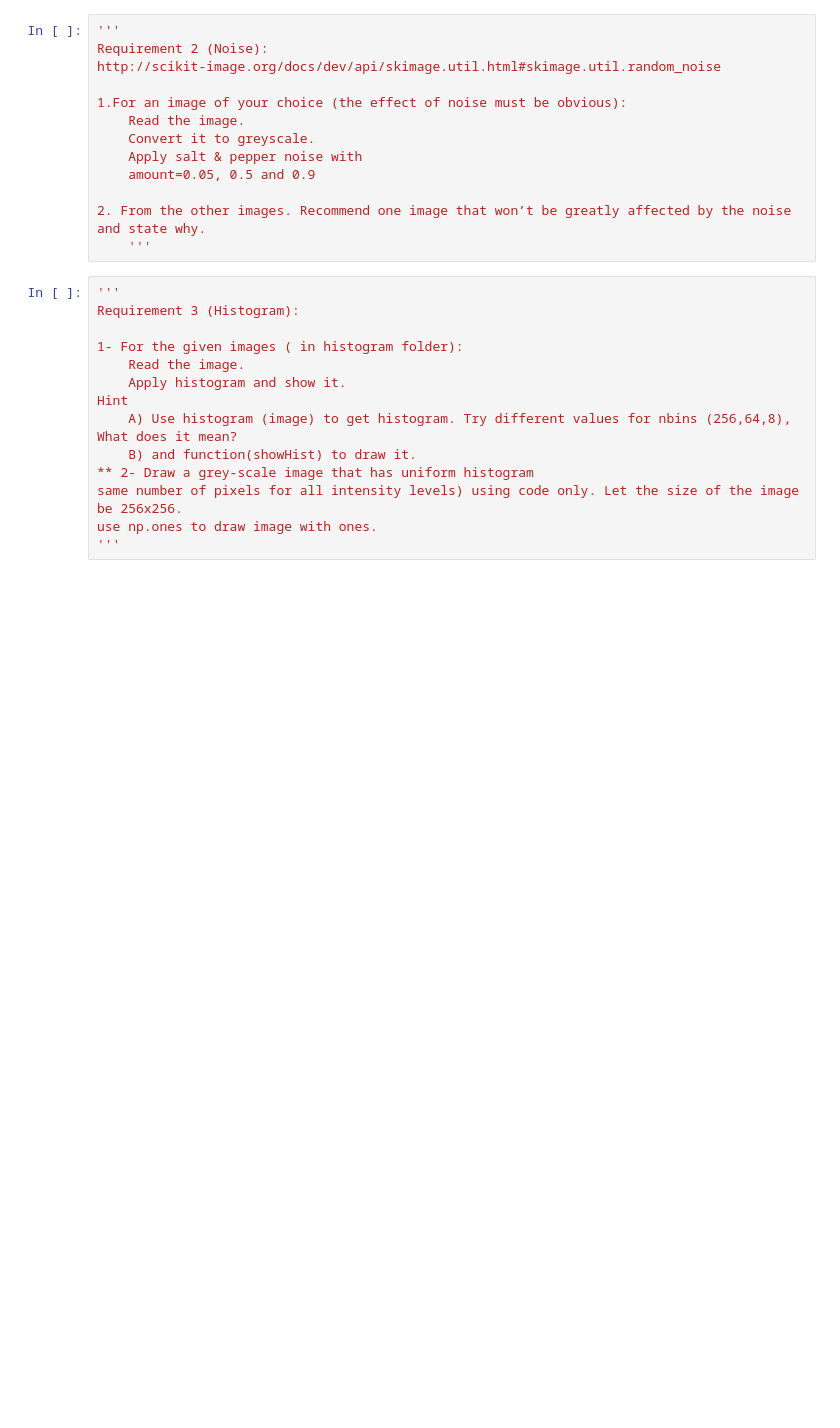
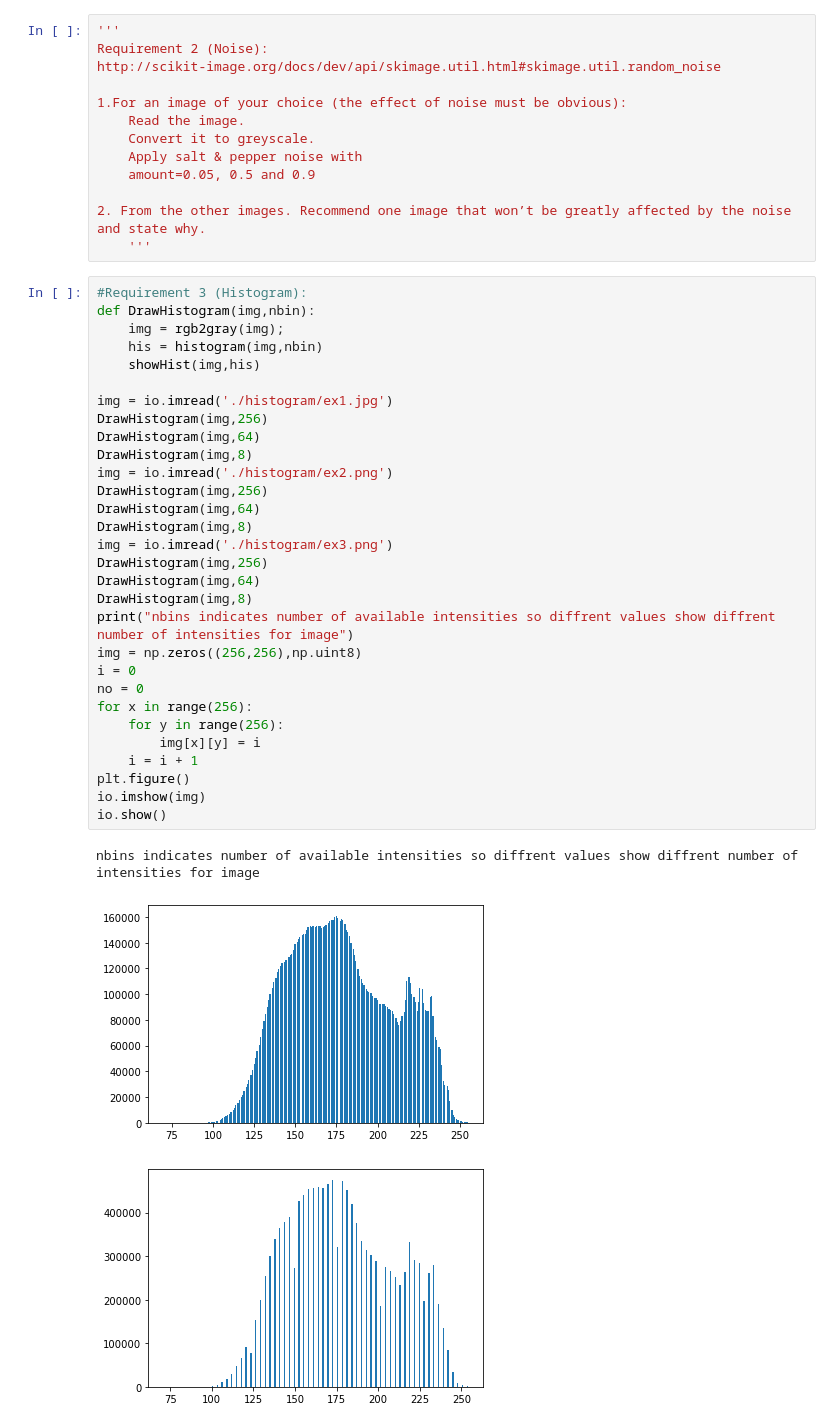
Before and after one commit to aashrafh/CMP362, a Jupyter notebook: Lab1-std/Lab_1_std.ipynb, the cells around one changed output. Drawn from its saved outputs; the diff is of its cells as text; blank space fills up the shorter version.

Commit message:
requirement 3
applied histogram on images and showed histogram graph then drew an image 256*256 with uniform intensity

```diff
--- a/Lab1-std/Lab_1_std.ipynb
+++ b/Lab1-std/Lab_1_std.ipynb
@@ -131,17 +132,37 @@ http://scikit-image.org/docs/dev/api/skimage.util.html#skimage.util.random_noise
 
 2. From the other images. Recommend one image that won’t be greatly affected by the noise and state why.
     '''
-# %%
-'''
-Requirement 3 (Histogram):
-
-1- For the given images ( in histogram folder):
-    Read the image.
-    Apply histogram and show it.
-Hint
-    A) Use histogram (image) to get histogram. Try different values for nbins (256,64,8), What does it mean?
-    B) and function(showHist) to draw it.
-** 2- Draw a grey-scale image that has uniform histogram
-same number of pixels for all intensity levels) using code only. Let the size of the image be 256x256.
-use np.ones to draw image with ones.
-'''
+# %%
+#Requirement 3 (Histogram):
+def DrawHistogram(img,nbin):
+    img = rgb2gray(img);
+    his = histogram(img,nbin)
+    showHist(img,his)
+
+img = io.imread('./histogram/ex1.jpg')
+DrawHistogram(img,256)
+DrawHistogram(img,64)
+DrawHistogram(img,8)
+img = io.imread('./histogram/ex2.png')
+DrawHistogram(img,256)
+DrawHistogram(img,64)
+DrawHistogram(img,8)
+img = io.imread('./histogram/ex3.png')
+DrawHistogram(img,256)
+DrawHistogram(img,64)
+DrawHistogram(img,8)
+print("nbins indicates number of available intensities so diffrent values show diffrent number of intensities for image")
+img = np.zeros((256,256),np.uint8)
+i = 0
+no = 0
+for x in range(256):
+    for y in range(256):
+        img[x][y] = i
+    i = i + 1
+plt.figure()
+io.imshow(img)
+io.show()
+# %% [output]
+nbins indicates number of available intensities so diffrent values show diffrent number of intensities for image
+[figure, added]
+[figure, added]
```
Also changed, not shown: parts of 2 cells of this notebook, 3 other files.
